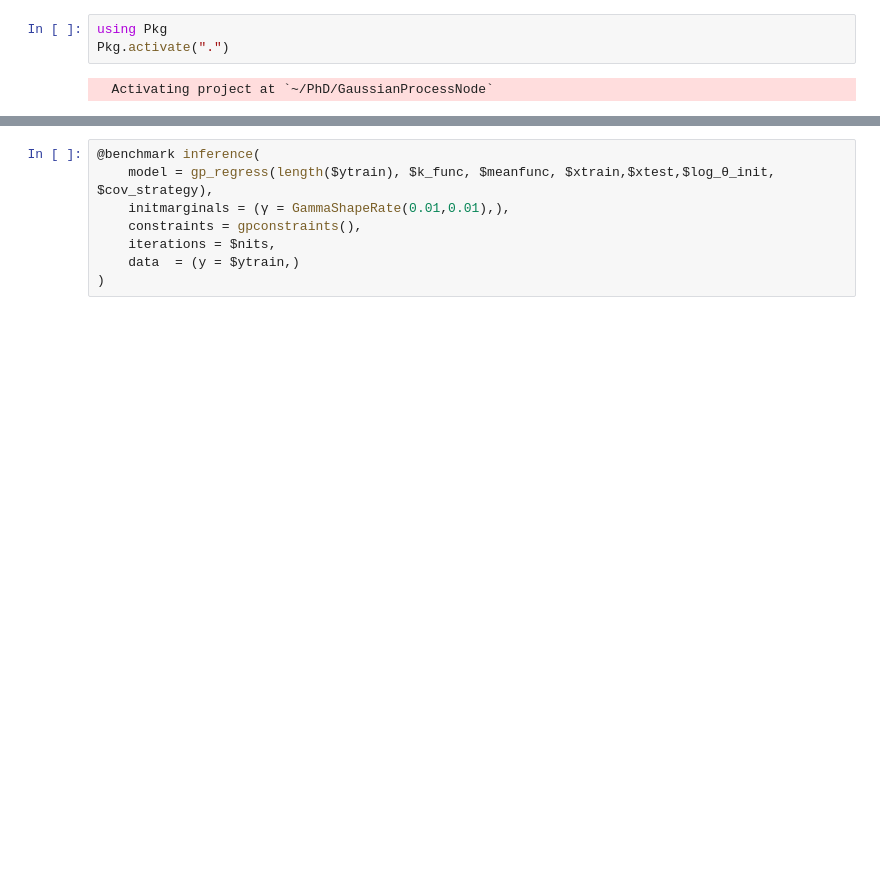
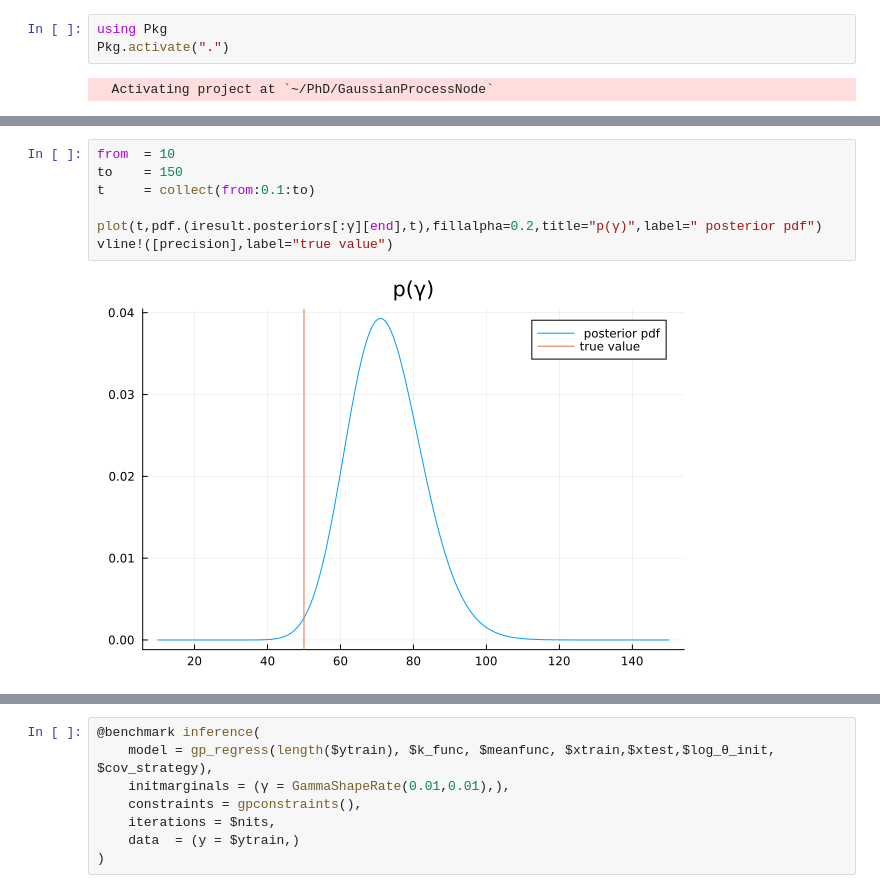
Before and after one commit to biaslab/GaussianProcessNode, a Jupyter notebook: regression_fullcov.ipynb, the cells around one changed output, grey strips where cells are left out. Drawn from its saved outputs; the diff is of its cells as text; blank space fills up the shorter version.

```diff
--- a/regression_fullcov.ipynb
+++ b/regression_fullcov.ipynb
@@ -97,0 +184,9 @@ plot(log.(iresult.free_energy),linewidth=3.0,label="free-energy")
+# %%
+from  = 10
+to    = 150
+t     = collect(from:0.1:to)
+
+plot(t,pdf.(iresult.posteriors[:γ][end],t),fillalpha=0.2,title="p(γ)",label=" posterior pdf")
+vline!([precision],label="true value")
+# %% [output]
+[figure, added]
```
Also changed, not shown: parts of 18 cells of this notebook, 3 other files.
